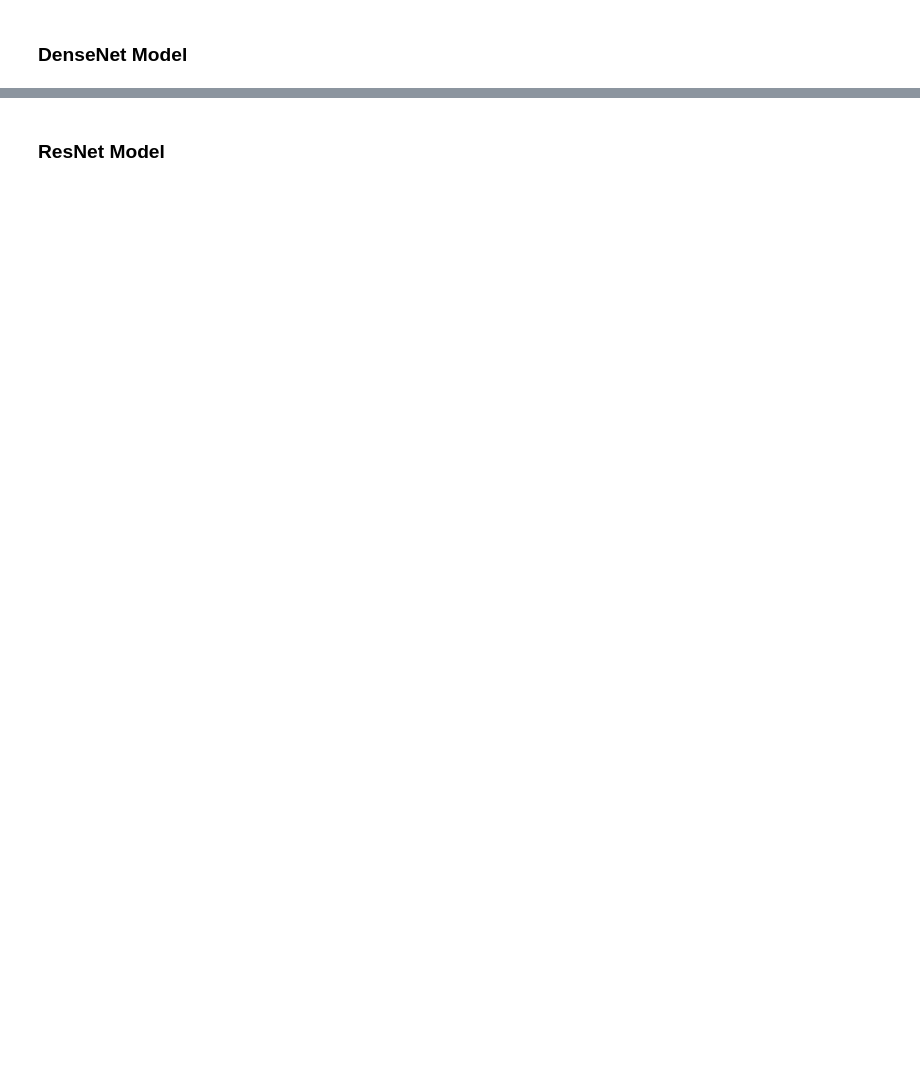
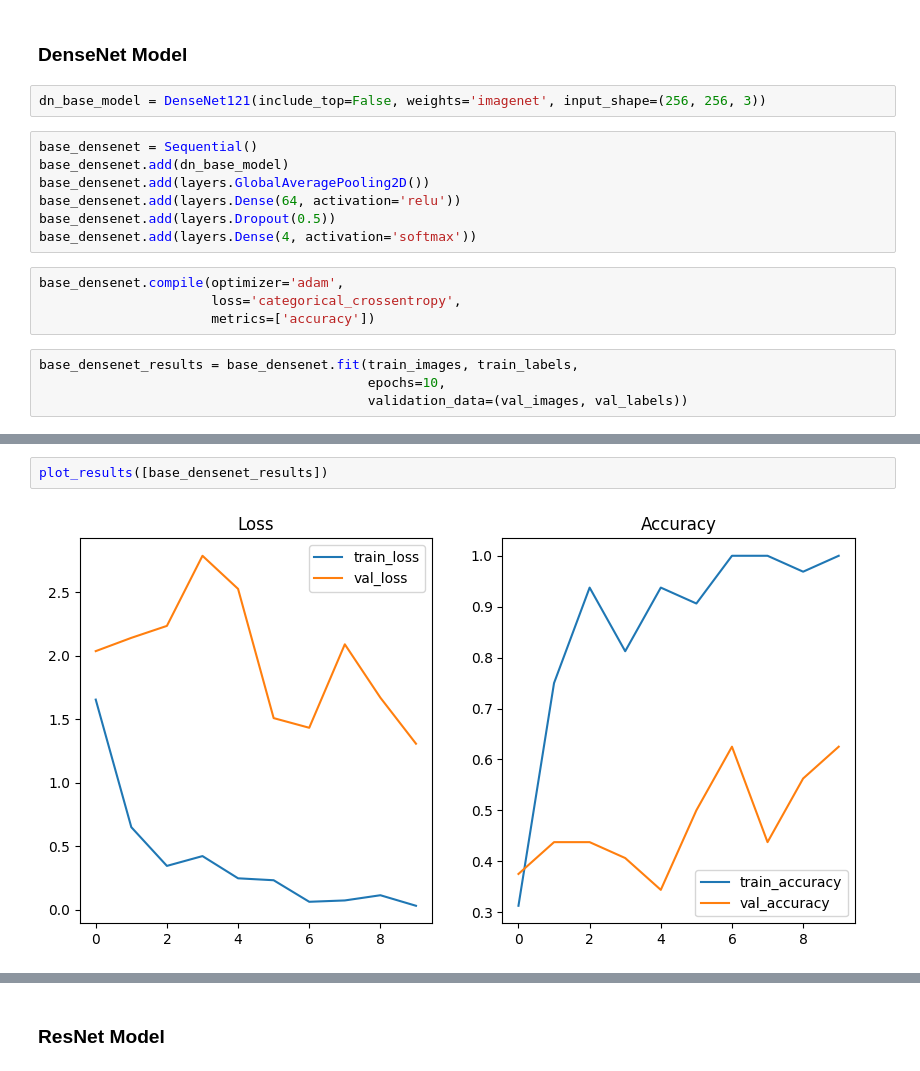
Before and after one commit to JohnNun/brain_tumor_identification, a Jupyter notebook: Notebook.ipynb, the cells around one changed output, grey strips where cells are left out. Saved outputs shown, nothing was run; the diff lists cells and outputs as text; blank space fills up the shorter version.

```diff
--- a/Notebook.ipynb
+++ b/Notebook.ipynb
@@ -236,2 +252,19 @@ plot_results([cnn_results])
 # %% [markdown]
 ### DenseNet Model
+# %%
+dn_base_model = DenseNet121(include_top=False, weights='imagenet', input_shape=(256, 256, 3))
+# %%
+base_densenet = Sequential()
+base_densenet.add(dn_base_model)
+base_densenet.add(layers.GlobalAveragePooling2D())
+base_densenet.add(layers.Dense(64, activation='relu'))
+base_densenet.add(layers.Dropout(0.5))
+base_densenet.add(layers.Dense(4, activation='softmax'))
+# %%
+base_densenet.compile(optimizer='adam',
+                      loss='categorical_crossentropy',
+                      metrics=['accuracy'])
+# %%
+base_densenet_results = base_densenet.fit(train_images, train_labels,
+                                          epochs=10,
+                                          validation_data=(val_images, val_labels))
@@ -237,0 +292,4 @@ plot_results([cnn_results])
+# %%
+plot_results([base_densenet_results])
+# %% [output]
+[figure, added]
```
Also changed, not shown: parts of 23 cells of this notebook.
